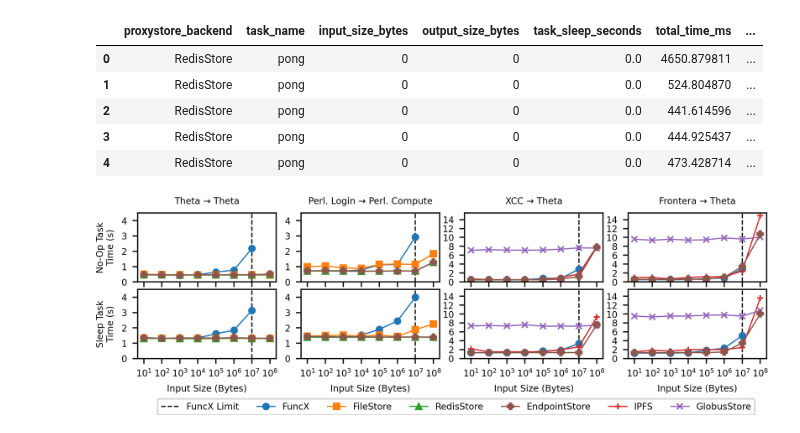
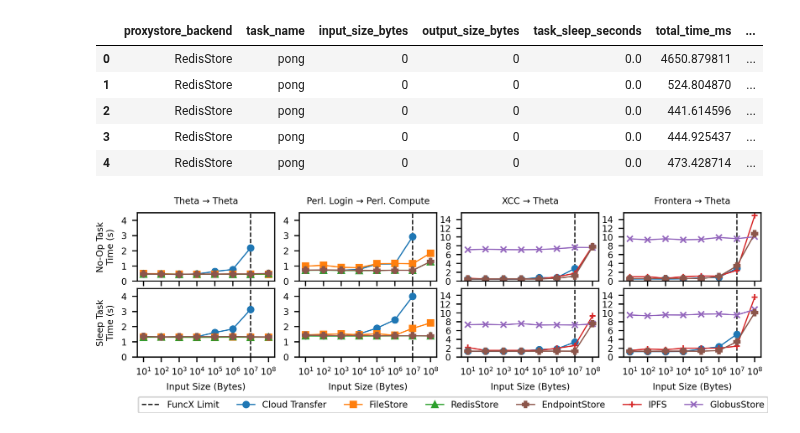
Before and after one commit to proxystore/sc23-evaluation, a Jupyter notebook: 0-proxystore-with-faas.ipynb, the cells around one changed output. Cells and saved outputs as stored; diff of their text form; code cells hidden in the pictures.

```diff
--- a/0-proxystore-with-faas.ipynb
+++ b/0-proxystore-with-faas.ipynb
@@ -182,7 +182,8 @@ for i in range(rows):
             if backend in data:
                 xy = [(x, y) for x, y in zip(data[backend]['sizes'], data[backend]['times']) if 0 < x < 1e9]
                 x, y  = zip(*xy)
-                ax.plot(x, y, marker=markers_[backend], label=backend, color=colors[backend])
+                label = 'Cloud Transfer' if backend == 'FuncX' else backend
+                ax.plot(x, y, marker=markers_[backend], label=label, color=colors[backend])
 
         # ax.set_yscale('log')
         ax.set_xscale('symlog')
@@ -196,31 +197,31 @@ for i in range(rows):
 axs[1, 0].set_xlabel('Input Size (Bytes)')
 axs[1, 1].set_xlabel('Input Size (Bytes)')
 axs[1, 2].set_xlabel('Input Size (Bytes)')
 axs[1, 3].set_xlabel('Input Size (Bytes)')
 axs[0, 0].set_ylabel('No-Op Task\nTime (s)')
 axs[1, 0].set_ylabel('Sleep Task\nTime (s)')
 axs[0, 0].set_title('Theta → Theta')
 axs[0, 1].set_title('Perl. Login → Perl. Compute')
 axs[0, 2].set_title('XCC → Theta')
 axs[0, 3].set_title('Frontera → Theta')
 
 axs[1, 0].legend(legend_handles.values(), legend_handles.keys(), loc='upper center', bbox_to_anchor=(2.3, -0.52), ncol=7)
 
 # Restrict y axis range
 for yi in (0, 1):
     for xi in (0, 1, 2, 3):
         axs[yi, xi].set_ylim([0, 4.5 if xi < 2 else 15.5])
         axs[yi, xi].set_ylim([0, 4.5 if xi < 2 else 15.5])
 
 # Restrict y labels to integers
 for yi in (0, 1):
     for xi in (0, 1, 2, 3):
         axs[yi, xi].get_yaxis().set_major_locator(mticker.MaxNLocator(integer=True))
 
 #fig.tight_layout() #h_pad=0.5, w_pad=0.75)
 plt.subplots_adjust(wspace=0.18, hspace=0.11)
 
 fig.set_size_inches(7.5, 1.75)
 plt.savefig('figures/funcx-roundtrip-task-times.pdf', pad_inches=0.05)
 # %% [output]
-[figure, old version]
+[figure, new version]
```
Also changed, not shown: 9 other files.
